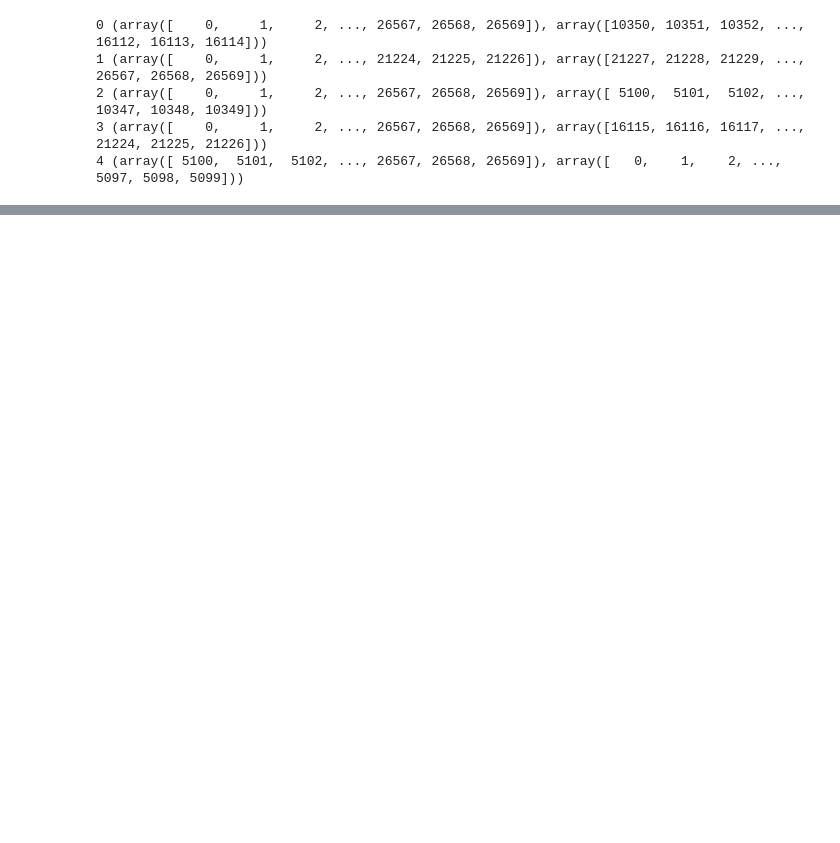
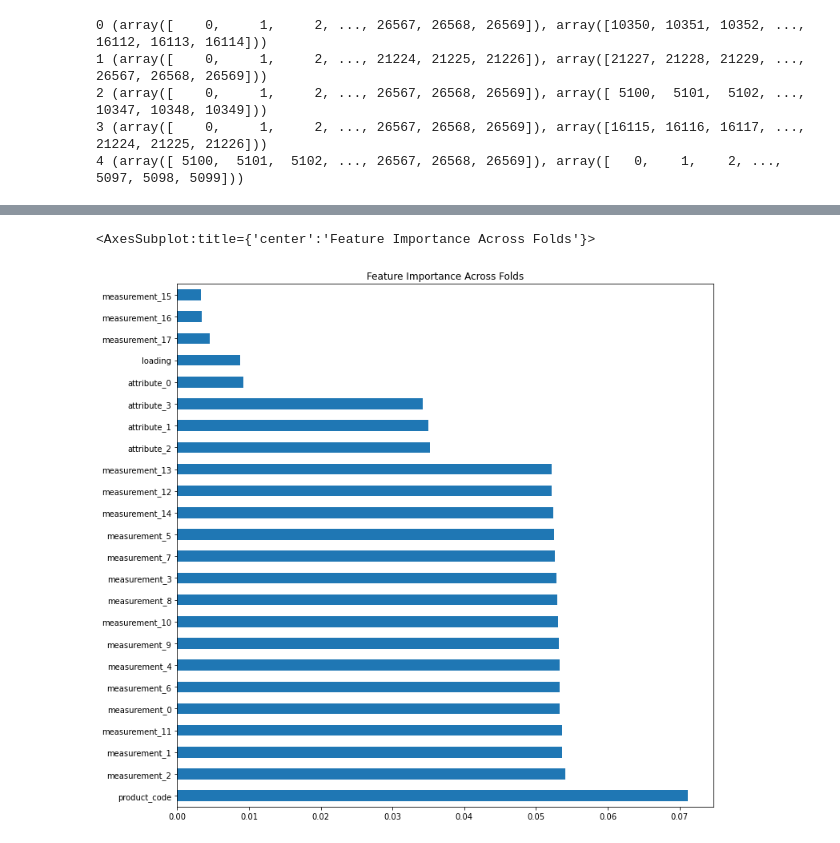
Before and after one commit to camelgeresa/Playgroud-Aug22, a Jupyter notebook: playground-series.ipynb, the cells around one changed output, grey strips where cells are left out. Drawn from its saved outputs; the diff is of its cells as text; code cells hidden in the pictures; blank space fills up the shorter version.

```diff
--- a/playground-series.ipynb
+++ b/playground-series.ipynb
@@ -103,0 +164,37 @@ ValueError: could not convert string to float: 'material_5'
+# %%
+kf = GroupKFold(n_splits=5)
+for fold, (idx_tr, idx_va) in enumerate(kf.split(train, train.failure, train.product_code)):
+    X_train = train.iloc[idx_tr][test.columns]
+    X_valid = train.iloc[idx_va][test.columns]
+    y_train = train.iloc[idx_tr].failure
+    y_valid = train.iloc[idx_va].failure
+
+    ohe_attributes = ['attribute_0', 'attribute_1']
+    ohe_output = ['0_7', '1_6', '1_8']
+    ohe = OneHotEncoder(categories=[['material_7', 'material_5'], #only these are found in attribute 0 column
+                                    ['material_5', 'material_6', 'material_8']],
+                        drop='first', sparse=False, handle_unknown='ignore')
+    ohe.fit(X_train[ohe_attributes])
+    for df in [X_train, X_valid]:
+        with warnings.catch_warnings(): # ignore "Found unknown categories"
+            warnings.filterwarnings('ignore', category=UserWarning)
+            df[ohe_output] = ohe.transform(df[ohe_attributes])
+        df.drop(columns=ohe_attributes, inplace=True)
+
+    features= [f for f in X_train.columns if f.startswith('measurement') or f=='loading']
+    imputer= KNNImputer()
+    imputer= imputer.fit(train[features])
+    for df in [X_train, X_valid]:
+        df[features]= imputer.transform(df[features])
+
+    features2 = [f for f in X_train.columns if f != 'product_code']
+
+    clf = RandomForestClassifier()
+    clf.fit(X_train[features2], y_train)
+    y_va_pred = clf.predict_proba(X_valid[features2])[:,1]
+    score = roc_auc_score(y_valid, y_va_pred)
+    print(f"Fold {fold}: auc = {score:.5f}")
+    val_scores.append(score)
+    fi.append(clf.feature_importances_)
+
+print(f"Average auc = {sum(val_scores) / len(val_scores)}")
@@ -103,0 +214,4 @@ ValueError: could not convert string to float: 'material_5'
+# %%
+importance_df = pd.DataFrame(np.array(fi).T, index=test.columns)
+importance_df['mean'] = importance_df.mean(axis=1).abs()
+importance_df = importance_df.sort_values('mean', ascending=False)
@@ -103,0 +227,7 @@ ValueError: could not convert string to float: 'material_5'
+# %%
+importance_df['mean'].plot(
+        kind="barh", figsize=(12, 12), title="Feature Importance Across Folds"
+    )
+# %% [output]
+<AxesSubplot:title={'center':'Feature Importance Across Folds'}>
+[figure, added]
```
Also changed, not shown: parts of 47 cells of this notebook.
